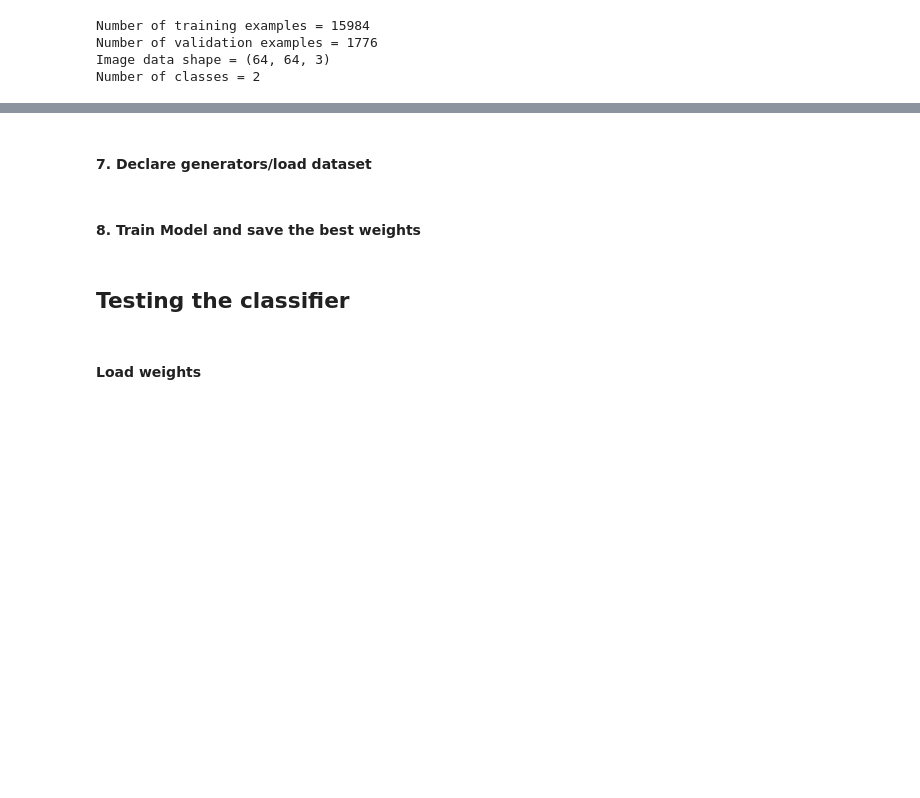
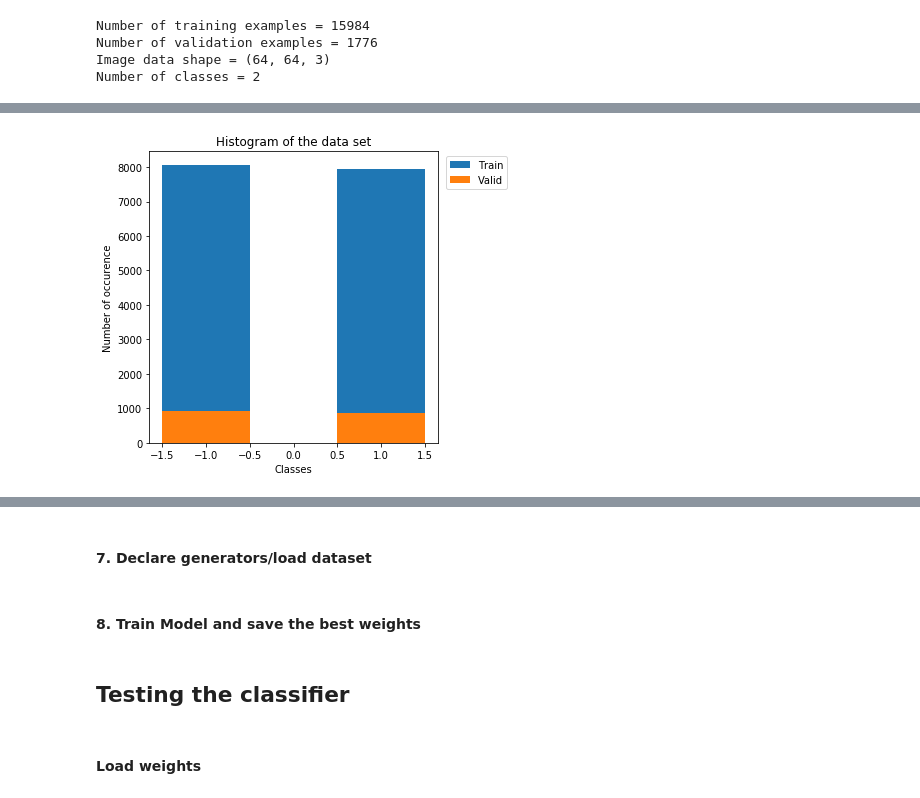
Before and after one commit to mlandry1/CarND, a Jupyter notebook: CarND-Vehicle-Detection-P5/P5-TrainModel.ipynb, the cells around one changed output, grey strips where cells are left out. Cells and saved outputs as stored; diff of their text form; code cells hidden in the pictures; blank space fills up the shorter version.

```diff
--- a/CarND-Vehicle-Detection-P5/P5-TrainModel.ipynb
+++ b/CarND-Vehicle-Detection-P5/P5-TrainModel.ipynb
@@ -82,7 +86,0 @@ Number of classes = 2
-# %%
-from util import show_sample
-from util import show_training_dataset_histogram
-display_output = 0
-
-show_training_dataset_histogram(y_train, y_valid, display=display_output)
-show_sample(X_train, y_train, sample_num=6, sample_index=100, display=display_output)
@@ -95,0 +95,78 @@ show_sample(X_train, y_train, preprocess=1, sample_num=6, sample_index=100, disp
+# %%
+import matplotlib.pyplot as plt
+import random
+
+
+def show_dataset_classes_histogram(labels_train, labels_valid):
+    f, ax = plt.subplots(figsize=(5, 5))
+
+    # Generate histogram and bins
+    hist_train, bins = np.histogram(labels_train, 2)
+    hist_valid, bins = np.histogram(labels_valid, 2)
+
+    # Bar width
+    width = 1.0 * (bins[1] - bins[0])
+
+    ax.bar([-1, 1], hist_train, width=width, label="Train")
+    ax.bar([-1, 1], hist_valid, width=width, label="Valid")
+
+    ax.set_xlabel('Classes')
+    ax.set_ylabel('Number of occurence')
+    ax.set_title('Histogram of the data set')
+
+    ax.legend(bbox_to_anchor=(1.01, 1), loc="upper left")
+    f.tight_layout()
+
+    plt.savefig("./output_images/histogram_dataset.png")
+
+
+def show_sample(features, labels, preprocess=0, sample_num=1, sample_index=-1):
+    col_num = 2
+    # Create training sample + histogram plot
+    f, axarr = plt.subplots(sample_num, col_num, figsize=(col_num * 4, sample_num * 3))
+
+    index = sample_index - 1
+    for i in range(0, sample_num, 1):
+
+        if sample_index == -1:
+            index = random.randint(0, len(features))
+        else:
+            index = index + 1
+
+        if labels[index] == 1:
+            label_str = "Car"
+        else:
+            label_str = "Non-Car"
+
+        image = (mpimg.imread(features[index]) * 255).astype(np.uint8)
+
+        if preprocess == 1:
+            image = image_preprocessing(image)
+
+        axarr[i, 0].set_title('%s' % label_str)
+        axarr[i, 0].imshow(image)
+
+        hist, bins = np.histogram(image.flatten(), 256, [0, 256])
+        cdf = hist.cumsum()
+        cdf_normalized = cdf * hist.max()/ cdf.max()
+
+        axarr[i, 1].plot(cdf_normalized, color='b')
+        axarr[i, 1].plot(hist, color='r')
+        axarr[i, 1].legend(('cdf', 'histogram'), loc='upper left')
+
+        axarr[i, 0].axis('off')
+
+    # Tweak spacing to prevent clipping of title labels
+    f.tight_layout()
+
+    if preprocess == 1:
+        plt.savefig("./output_images/dataset_sample_preprocessed.png")
+    else:
+        plt.savefig("./output_images/dataset_sample.png")
+
+
+if display_output == 1:
+    show_dataset_classes_histogram(y_train, y_valid)
+    show_sample(X_train, y_train, sample_num=6, sample_index=110)
+# %% [output]
+[figure, added]
```
Also changed, not shown: parts of 18 cells of this notebook, 3 other files.
